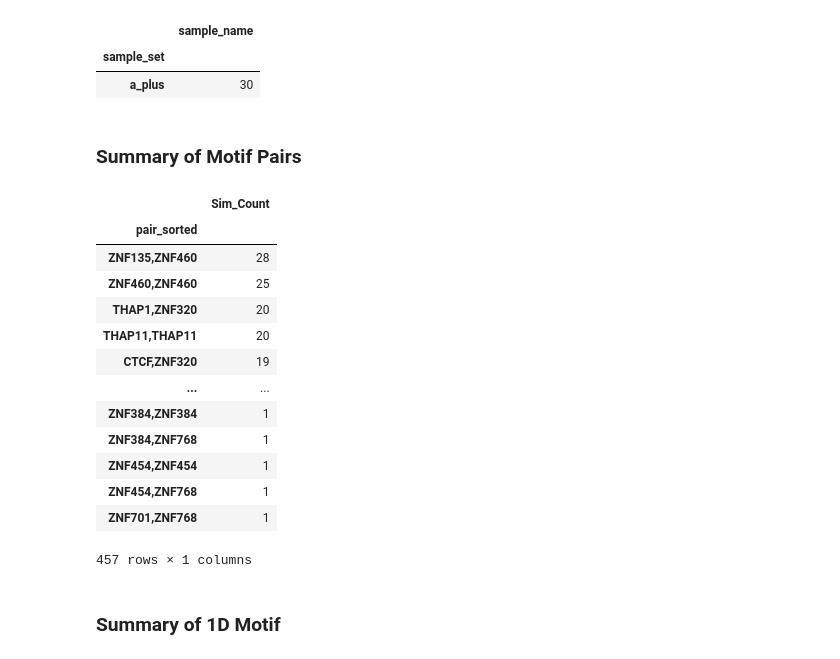
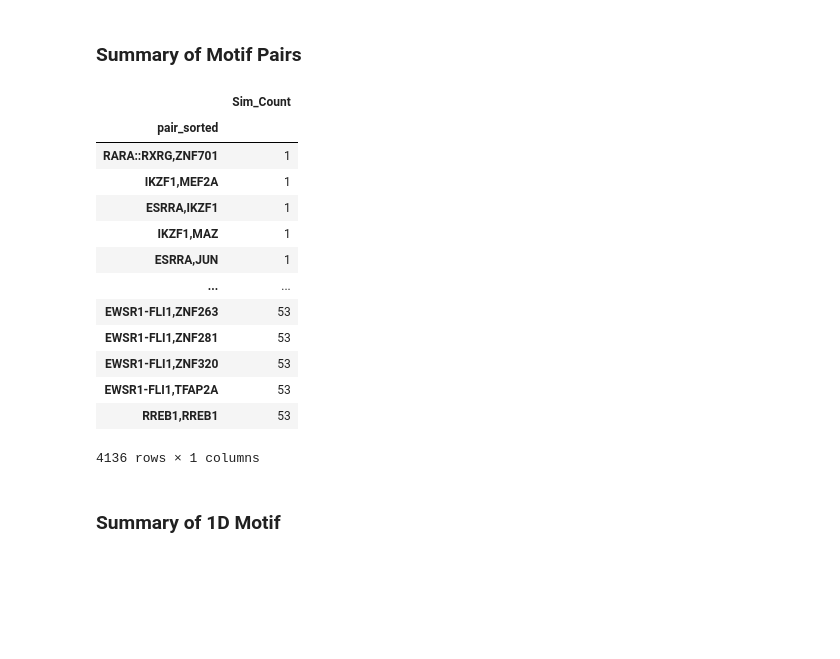
Before and after one commit to ay-lab-team/motif_pair_enrichment, a Jupyter notebook: workflow/scripts/summary/Summarize_Paired_Motif_Analysis.ipynb, the cells around one changed output. Saved outputs shown, nothing was run; the diff lists cells and outputs as text; code cells hidden in the pictures; blank space fills up the shorter version.

```diff
--- a/workflow/scripts/summary/Summarize_Paired_Motif_Analysis.ipynb
+++ b/workflow/scripts/summary/Summarize_Paired_Motif_Analysis.ipynb
@@ -17,16 +17,14 @@ os.makedirs(outdir, exist_ok=True)
 # %%
 # output directory for simulations
-mp_data_dir = 'results/motif_pairs/Motif_Pairs_100000_only_chr/'
-glob_path = mp_data_dir + '{SAMPLE_BATCH}/{SAMPLE_NAME}/Q_values_sig.top_50_count.tsv'
-fns = glob(glob_path.format(SAMPLE_BATCH='*', SAMPLE_NAME='*'))
+mp_data_dir = 'results/motif_pairs/Motif_Pairs_100000_only_chr/temp/'
+glob_path = mp_data_dir + '{SAMPLE_NAME}/Q_values_sig.top_50_count.tsv'
+fns = glob(glob_path.format(SAMPLE_NAME='*'))
 # %%
 data = []
 for fn in fns:
 
-    sample_set, sample_name = fn.split('/')[-3:-1]
-
+    sample_name = fn.split('/')[-2]
     tdf = pd.read_table(fn)
-    tdf['sample_set'] = sample_set
     tdf['sample_name'] = sample_name
     data.append(tdf)
 
@@ -53,29 +51,23 @@ all_df.head()
-# %%
-all_df[['sample_set', 'sample_name']].drop_duplicates().groupby('sample_set').count()
-# %% [output]
-|  | sample_name |
-| sample_set |  |
-| a_plus | 30 |
 # %% [markdown]
 ### Summary of Motif Pairs
 # %%
-mp_grps = all_df.groupby(['sample_set', 'pair_sorted'])
+mp_grps = all_df.groupby(['pair_sorted'])
 mp_counts_ss = mp_grps.count()['Sim_Count'].to_frame()
-mp_counts_ss.sort_values(['sample_set', 'Sim_Count'], ascending=[True, False], inplace=True)
+mp_counts_ss.sort_values(['Sim_Count'], ascending=[True], inplace=True)
 # %%
-mp_counts_ss.loc['a_plus']
+mp_counts_ss
 # %% [output]
 |  | Sim_Count |
 | pair_sorted |  |
-| ZNF135,ZNF460 | 28 |
-| ZNF460,ZNF460 | 25 |
-| THAP1,ZNF320 | 20 |
-| THAP11,THAP11 | 20 |
-| CTCF,ZNF320 | 19 |
+| RARA::RXRG,ZNF701 | 1 |
+| IKZF1,MEF2A | 1 |
+| ESRRA,IKZF1 | 1 |
+| IKZF1,MAZ | 1 |
+| ESRRA,JUN | 1 |
 | ... | ... |
-| ZNF384,ZNF384 | 1 |
-| ZNF384,ZNF768 | 1 |
-| ZNF454,ZNF454 | 1 |
-| ZNF454,ZNF768 | 1 |
-| ZNF701,ZNF768 | 1 |
+| EWSR1-FLI1,ZNF263 | 53 |
+| EWSR1-FLI1,ZNF281 | 53 |
+| EWSR1-FLI1,ZNF320 | 53 |
+| EWSR1-FLI1,TFAP2A | 53 |
+| RREB1,RREB1 | 53 |
-457 rows × 1 columns
+4136 rows × 1 columns
```
Also changed, not shown: parts of 28 cells of this notebook, 2 other files.
